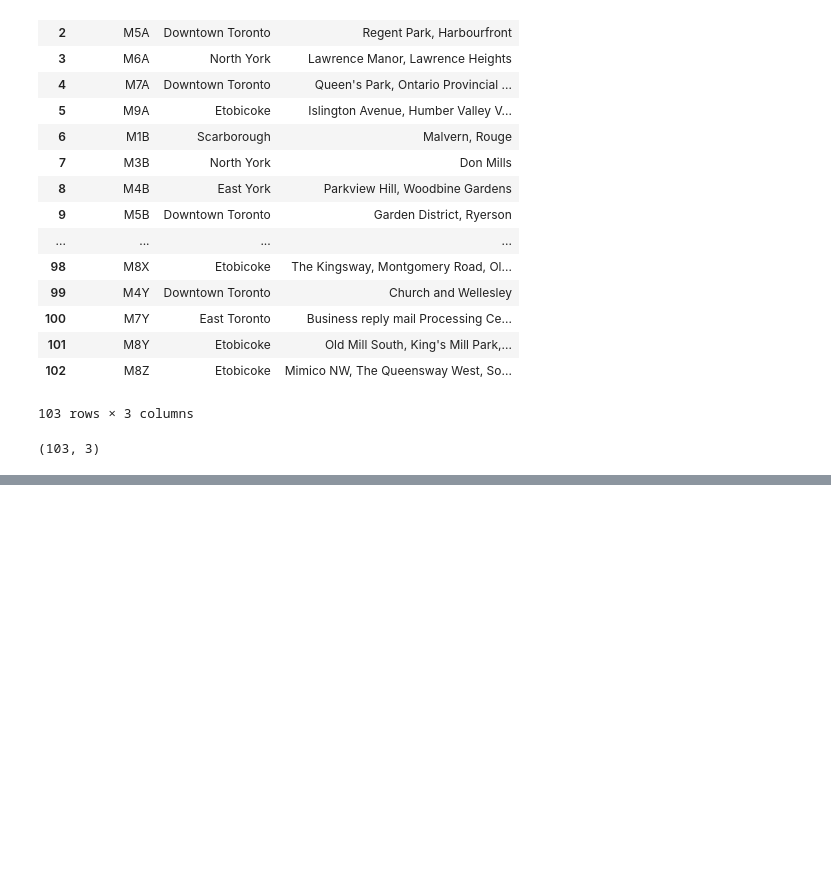
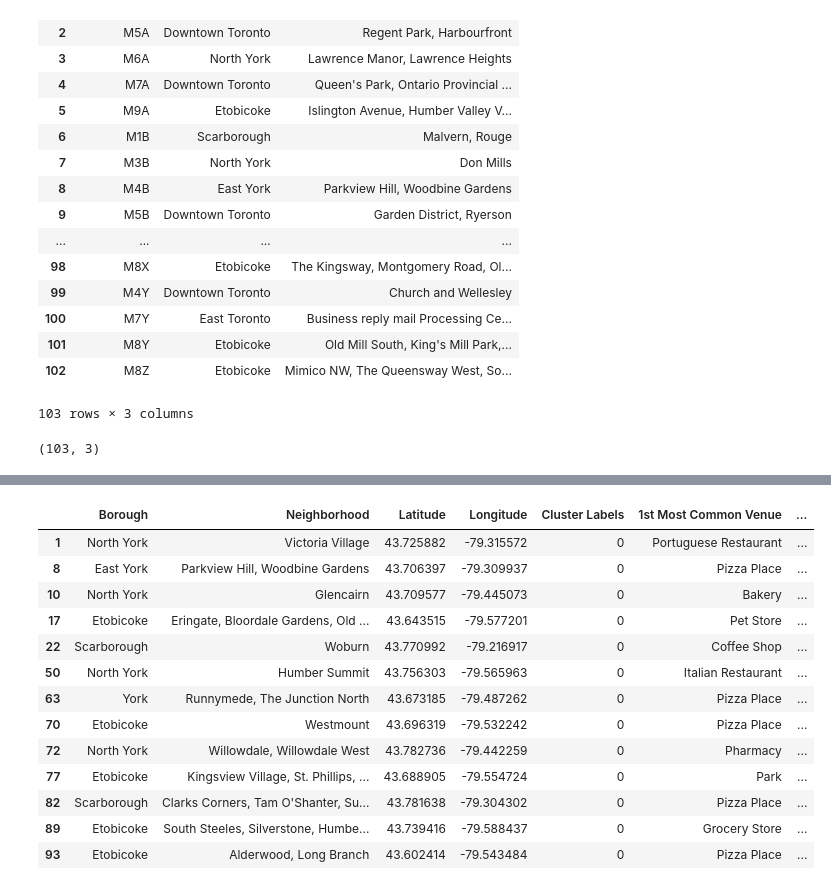
Before and after one commit to bmaglies/Coursera_Capstone, a Jupyter notebook: Segmenting_and_Clustering_Neighborhoods_in_Toronto.ipynb, the cells around one changed output, grey strips where cells are left out. Saved outputs shown, nothing was run; the diff lists cells and outputs as text; code cells hidden in the pictures; blank space fills up the shorter version.

```diff
--- a/Segmenting_and_Clustering_Neighborhoods_in_Toronto.ipynb
+++ b/Segmenting_and_Clustering_Neighborhoods_in_Toronto.ipynb
@@ -65,0 +532,17 @@ neighborhood.shape
+# %%
+toronto_merged.loc[toronto_merged['Cluster Labels'] == 0, toronto_merged.columns[[1] + list(range(2, toronto_merged.shape[1]))]]
+# %% [output]
+|  | Borough | Neighborhood | Latitude | Longitude | Cluster Labels | 1st Most Common Venue | ... |
+| 1 | North York | Victoria Village | 43.725882 | -79.315572 | 0 | Portuguese Restaurant | ... |
+| 8 | East York | Parkview Hill, Woodbine Gardens | 43.706397 | -79.309937 | 0 | Pizza Place | ... |
+| 10 | North York | Glencairn | 43.709577 | -79.445073 | 0 | Bakery | ... |
+| 17 | Etobicoke | Eringate, Bloordale Gardens, Old ... | 43.643515 | -79.577201 | 0 | Pet Store | ... |
+| 22 | Scarborough | Woburn | 43.770992 | -79.216917 | 0 | Coffee Shop | ... |
+| 50 | North York | Humber Summit | 43.756303 | -79.565963 | 0 | Italian Restaurant | ... |
+| 63 | York | Runnymede, The Junction North | 43.673185 | -79.487262 | 0 | Pizza Place | ... |
+| 70 | Etobicoke | Westmount | 43.696319 | -79.532242 | 0 | Pizza Place | ... |
+| 72 | North York | Willowdale, Willowdale West | 43.782736 | -79.442259 | 0 | Pharmacy | ... |
+| 77 | Etobicoke | Kingsview Village, St. Phillips, ... | 43.688905 | -79.554724 | 0 | Park | ... |
+| 82 | Scarborough | Clarks Corners, Tam O'Shanter, Su... | 43.781638 | -79.304302 | 0 | Pizza Place | ... |
+| 89 | Etobicoke | South Steeles, Silverstone, Humbe... | 43.739416 | -79.588437 | 0 | Grocery Store | ... |
+| 93 | Etobicoke | Alderwood, Long Branch | 43.602414 | -79.543484 | 0 | Pizza Place | ... |
```
Also changed, not shown: parts of 53 cells of this notebook.
